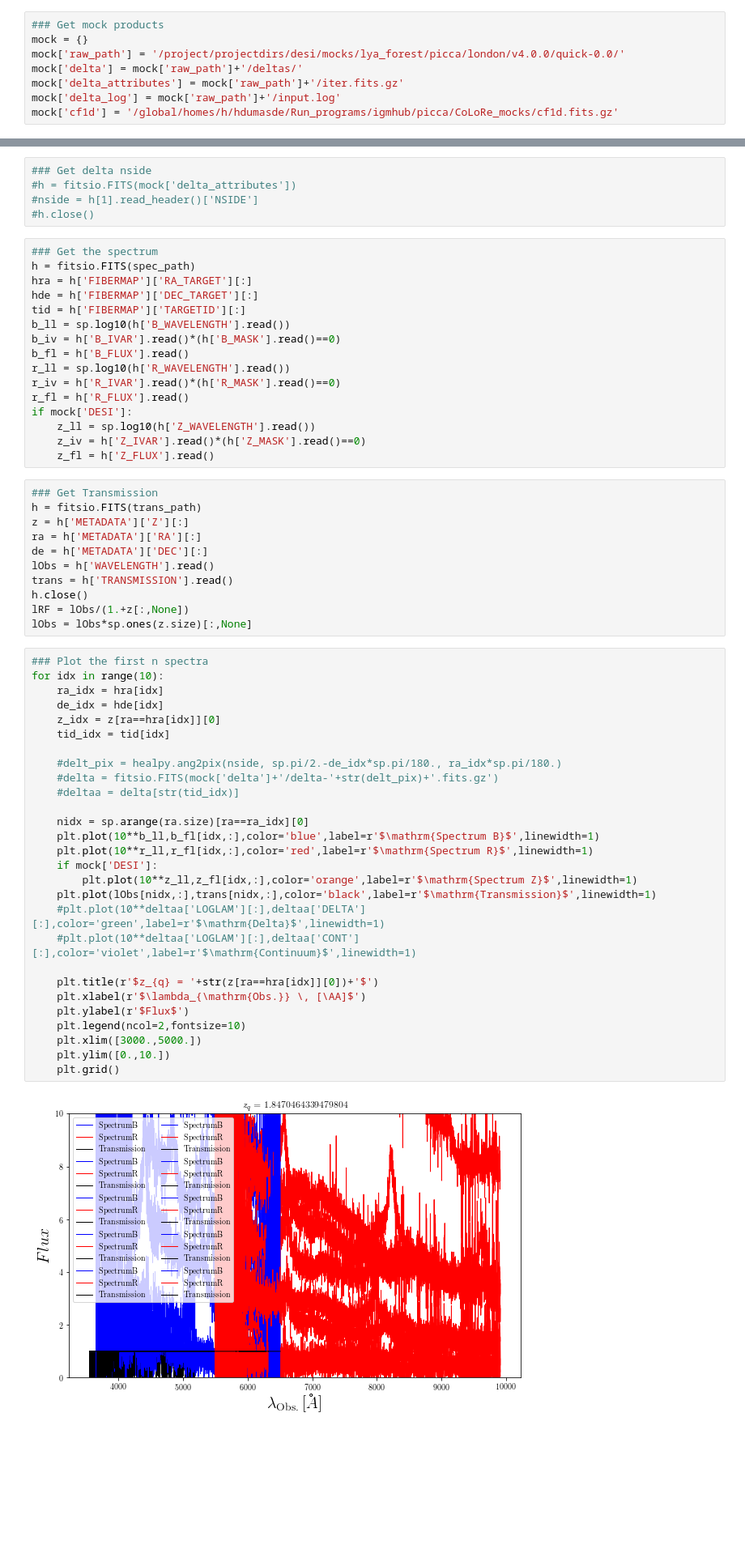
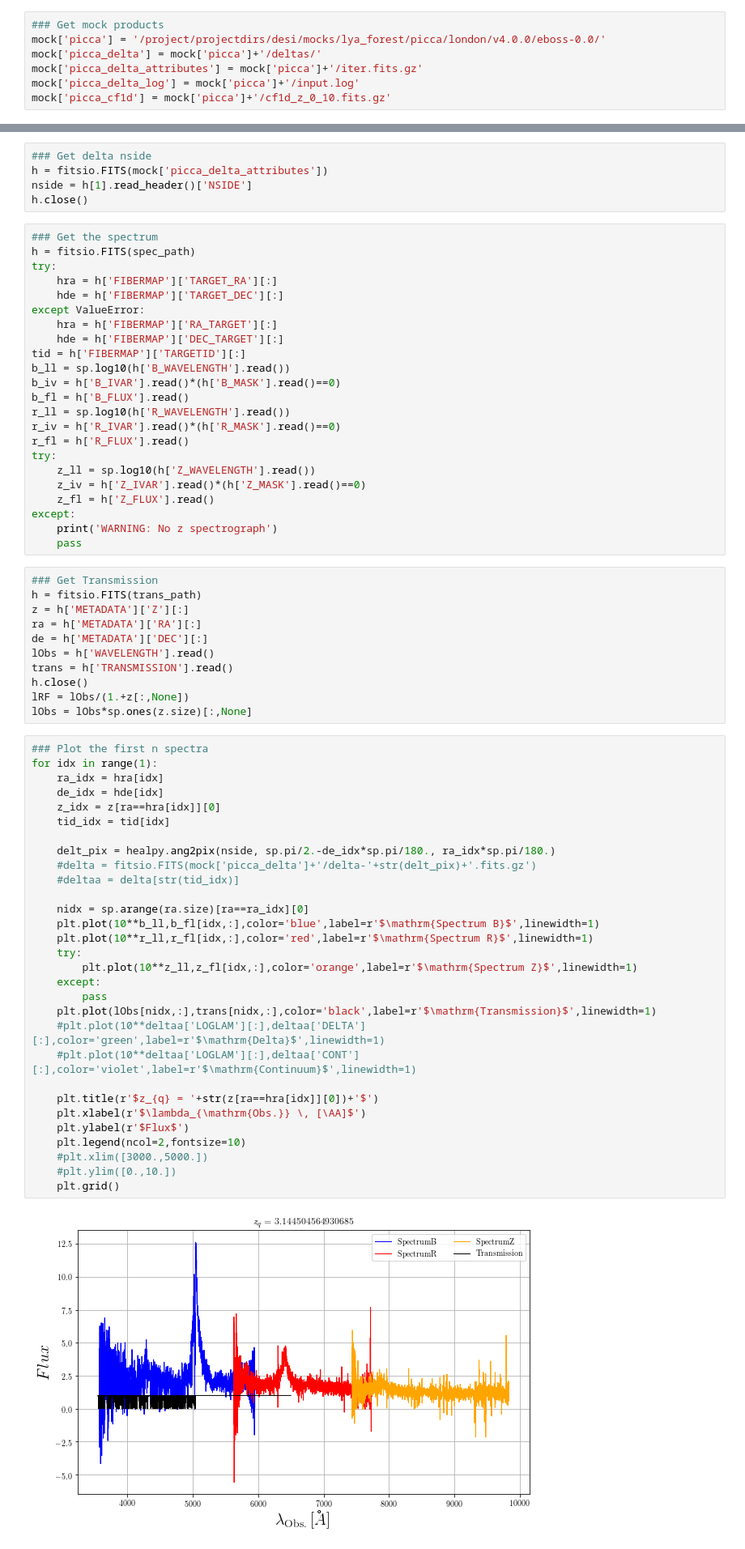
Before and after one commit to igmhub/desi_QA, a Jupyter notebook: Mocks/QA_plots.ipynb, the cells around one changed output, grey strips where cells are left out. Shown at 81% size. Cells and saved outputs as stored; diff of their text form; blank space fills up the shorter version.

```diff
--- a/Mocks/QA_plots.ipynb
+++ b/Mocks/QA_plots.ipynb
@@ -64,11 +64,10 @@ mock['mock_quick'] = '/global/homes/h/hdumasde/Run_programs/desi/QuickQuasar/ebo
 # %%
 ### Get mock products
-mock = {}
-mock['raw_path'] = '/project/projectdirs/desi/mocks/lya_forest/picca/london/v4.0.0/quick-0.0/'
-mock['delta'] = mock['raw_path']+'/deltas/'
-mock['delta_attributes'] = mock['raw_path']+'/iter.fits.gz'
-mock['delta_log'] = mock['raw_path']+'/input.log'
-mock['cf1d'] = '/global/homes/h/hdumasde/Run_programs/igmhub/picca/CoLoRe_mocks/cf1d.fits.gz'
+mock['picca'] = '/project/projectdirs/desi/mocks/lya_forest/picca/london/v4.0.0/eboss-0.0/'
+mock['picca_delta'] = mock['picca']+'/deltas/'
+mock['picca_delta_attributes'] = mock['picca']+'/iter.fits.gz'
+mock['picca_delta_log'] = mock['picca']+'/input.log'
+mock['picca_cf1d'] = mock['picca']+'/cf1d_z_0_10.fits.gz'
 # %%
 ### Get data products
 data = {}
@@ -454,13 +491,17 @@ print(spec_path)
 # %%
 ### Get delta nside
-#h = fitsio.FITS(mock['delta_attributes'])
-#nside = h[1].read_header()['NSIDE']
-#h.close()
+h = fitsio.FITS(mock['picca_delta_attributes'])
+nside = h[1].read_header()['NSIDE']
+h.close()
 # %%
 ### Get the spectrum
 h = fitsio.FITS(spec_path)
-hra = h['FIBERMAP']['RA_TARGET'][:]
-hde = h['FIBERMAP']['DEC_TARGET'][:]
+try:
+    hra = h['FIBERMAP']['TARGET_RA'][:]
+    hde = h['FIBERMAP']['TARGET_DEC'][:]
+except ValueError:
+    hra = h['FIBERMAP']['RA_TARGET'][:]
+    hde = h['FIBERMAP']['DEC_TARGET'][:]
 tid = h['FIBERMAP']['TARGETID'][:]
 b_ll = sp.log10(h['B_WAVELENGTH'].read())
 b_iv = h['B_IVAR'].read()*(h['B_MASK'].read()==0)
@@ -468,10 +509,13 @@ b_fl = h['B_FLUX'].read()
 r_ll = sp.log10(h['R_WAVELENGTH'].read())
 r_iv = h['R_IVAR'].read()*(h['R_MASK'].read()==0)
 r_fl = h['R_FLUX'].read()
-if mock['DESI']:
+try:
     z_ll = sp.log10(h['Z_WAVELENGTH'].read())
     z_iv = h['Z_IVAR'].read()*(h['Z_MASK'].read()==0)
     z_fl = h['Z_FLUX'].read()
+except:
+    print('WARNING: No z spectrograph')
+    pass
 # %%
 ### Get Transmission
 h = fitsio.FITS(trans_path)
@@ -485,31 +529,33 @@ lRF = lObs/(1.+z[:,None])
 lObs = lObs*sp.ones(z.size)[:,None]
 # %%
 ### Plot the first n spectra
-for idx in range(10):
+for idx in range(1):
     ra_idx = hra[idx]
     de_idx = hde[idx]
     z_idx = z[ra==hra[idx]][0]
     tid_idx = tid[idx]
 
-    #delt_pix = healpy.ang2pix(nside, sp.pi/2.-de_idx*sp.pi/180., ra_idx*sp.pi/180.)
-    #delta = fitsio.FITS(mock['delta']+'/delta-'+str(delt_pix)+'.fits.gz')
+    delt_pix = healpy.ang2pix(nside, sp.pi/2.-de_idx*sp.pi/180., ra_idx*sp.pi/180.)
+    #delta = fitsio.FITS(mock['picca_delta']+'/delta-'+str(delt_pix)+'.fits.gz')
     #deltaa = delta[str(tid_idx)]
 
     nidx = sp.arange(ra.size)[ra==ra_idx][0]
     plt.plot(10**b_ll,b_fl[idx,:],color='blue',label=r'$\mathrm{Spectrum B}$',linewidth=1)
     plt.plot(10**r_ll,r_fl[idx,:],color='red',label=r'$\mathrm{Spectrum R}$',linewidth=1)
-    if mock['DESI']:
+    try:
         plt.plot(10**z_ll,z_fl[idx,:],color='orange',label=r'$\mathrm{Spectrum Z}$',linewidth=1)
+    except:
+        pass
     plt.plot(lObs[nidx,:],trans[nidx,:],color='black',label=r'$\mathrm{Transmission}$',linewidth=1)
     #plt.plot(10**deltaa['LOGLAM'][:],deltaa['DELTA'][:],color='green',label=r'$\mathrm{Delta}$',linewidth=1)
     #plt.plot(10**deltaa['LOGLAM'][:],deltaa['CONT'][:],color='violet',label=r'$\mathrm{Continuum}$',linewidth=1)
 
     plt.title(r'$z_{q} = '+str(z[ra==hra[idx]][0])+'$')
     plt.xlabel(r'$\lambda_{\mathrm{Obs.}} \, [\AA]$')
     plt.ylabel(r'$Flux$')
     plt.legend(ncol=2,fontsize=10)
-    plt.xlim([3000.,5000.])
-    plt.ylim([0.,10.])
+    #plt.xlim([3000.,5000.])
+    #plt.ylim([0.,10.])
     plt.grid()
 # %% [output]
-[figure, old version]
+[figure, new version]
```
Also changed, not shown: parts of 68 cells of this notebook, 1 other file.
